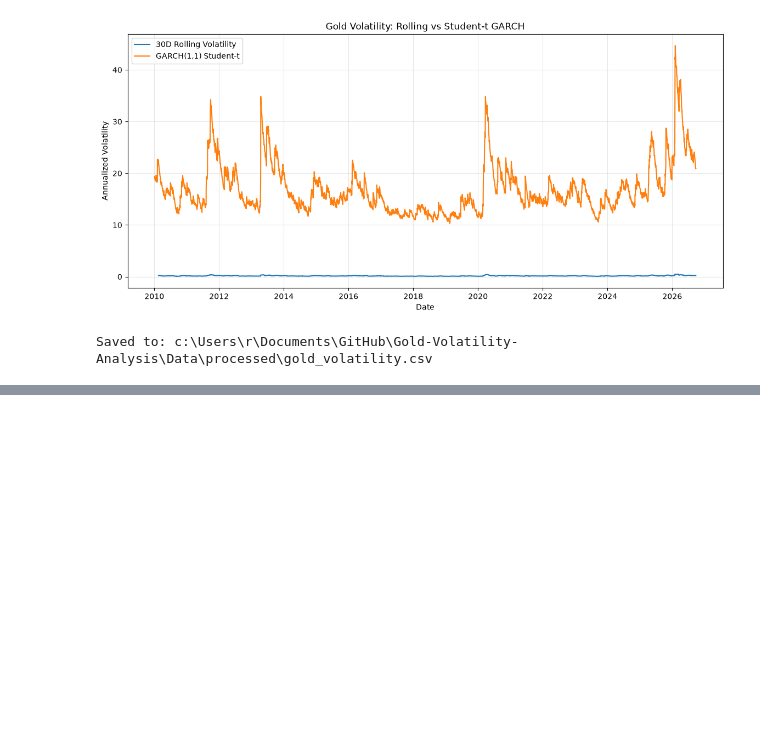
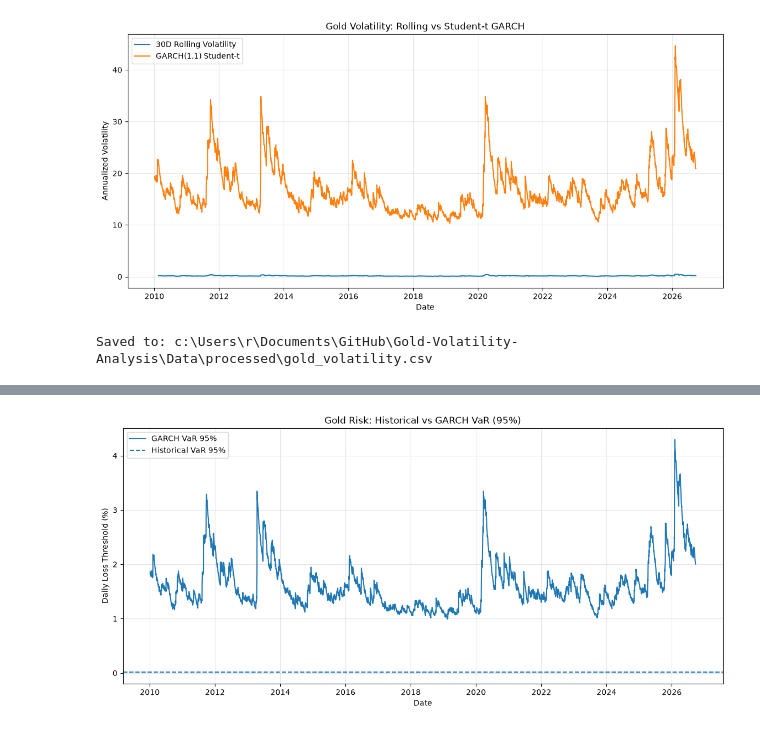
Before and after one commit to mohammadaminpeymanifar/Gold-Volatility-Analysis, a Jupyter notebook: notebooks/01_Data_Collection.ipynb, the cells around one changed output, grey strips where cells are left out. Drawn from its saved outputs; the diff is of its cells as text; code cells hidden in the pictures; blank space fills up the shorter version.

```diff
--- a/notebooks/01_Data_Collection.ipynb
+++ b/notebooks/01_Data_Collection.ipynb
@@ -1318,0 +1576,19 @@ Saved to: c:\Users\r\Documents\GitHub\Gold-Volatility-Analysis\Data\processed\go
+# %%
+gold["ES_95_GARCH"] = np.nan
+gold["ES_99_GARCH"] = np.nan
+
+gold.loc[returns.index, "ES_95_GARCH"] = (
+    gold.loc[returns.index, "GARCH_T_Volatility"]
+    * es95_standardized
+)
+
+gold.loc[returns.index, "ES_99_GARCH"] = (
+    gold.loc[returns.index, "GARCH_T_Volatility"]
+    * es99_standardized
+)
+
+print(
+    gold[
+        ["ES_95_GARCH", "ES_99_GARCH"]
+    ].describe()
+)
@@ -1318,0 +1638,27 @@ Saved to: c:\Users\r\Documents\GitHub\Gold-Volatility-Analysis\Data\processed\go
+# %%
+plt.figure(figsize=(14, 6))
+
+plt.plot(
+    gold.index,
+    -gold["VaR_95_GARCH"],
+    label="GARCH VaR 95%"
+)
+
+plt.axhline(
+    risk_results_df.loc[
+        risk_results_df["Confidence"] == "95%",
+        "VaR"
+    ].iloc[0],
+    linestyle="--",
+    label="Historical VaR 95%"
+)
+
+plt.title("Gold Risk: Historical vs GARCH VaR (95%)")
+plt.xlabel("Date")
+plt.ylabel("Daily Loss Threshold (%)")
+plt.legend()
+plt.grid(alpha=0.3)
+
+plt.show()
+# %% [output]
+[figure, added]
```
Also changed, not shown: parts of 29 cells of this notebook, 1 other file.
